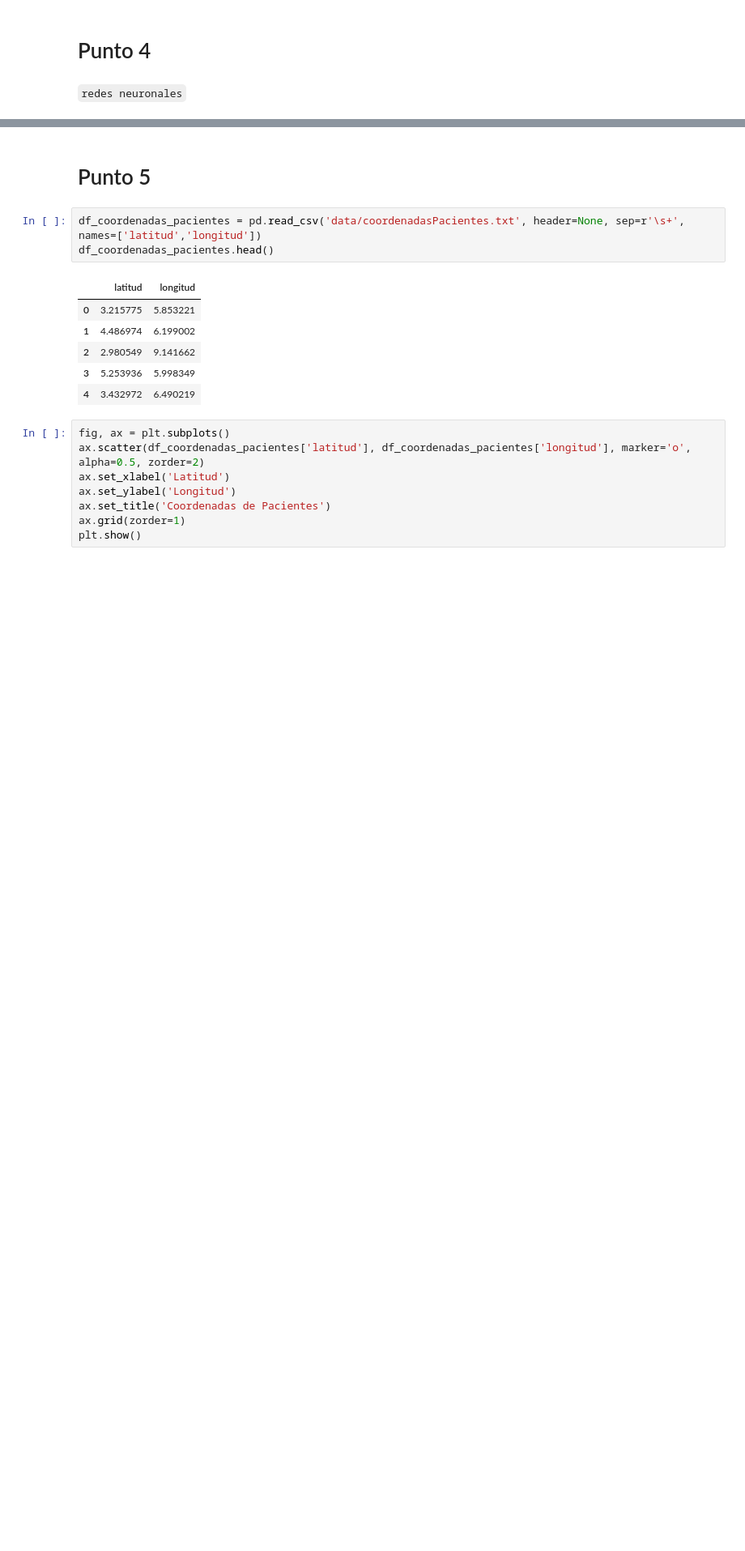
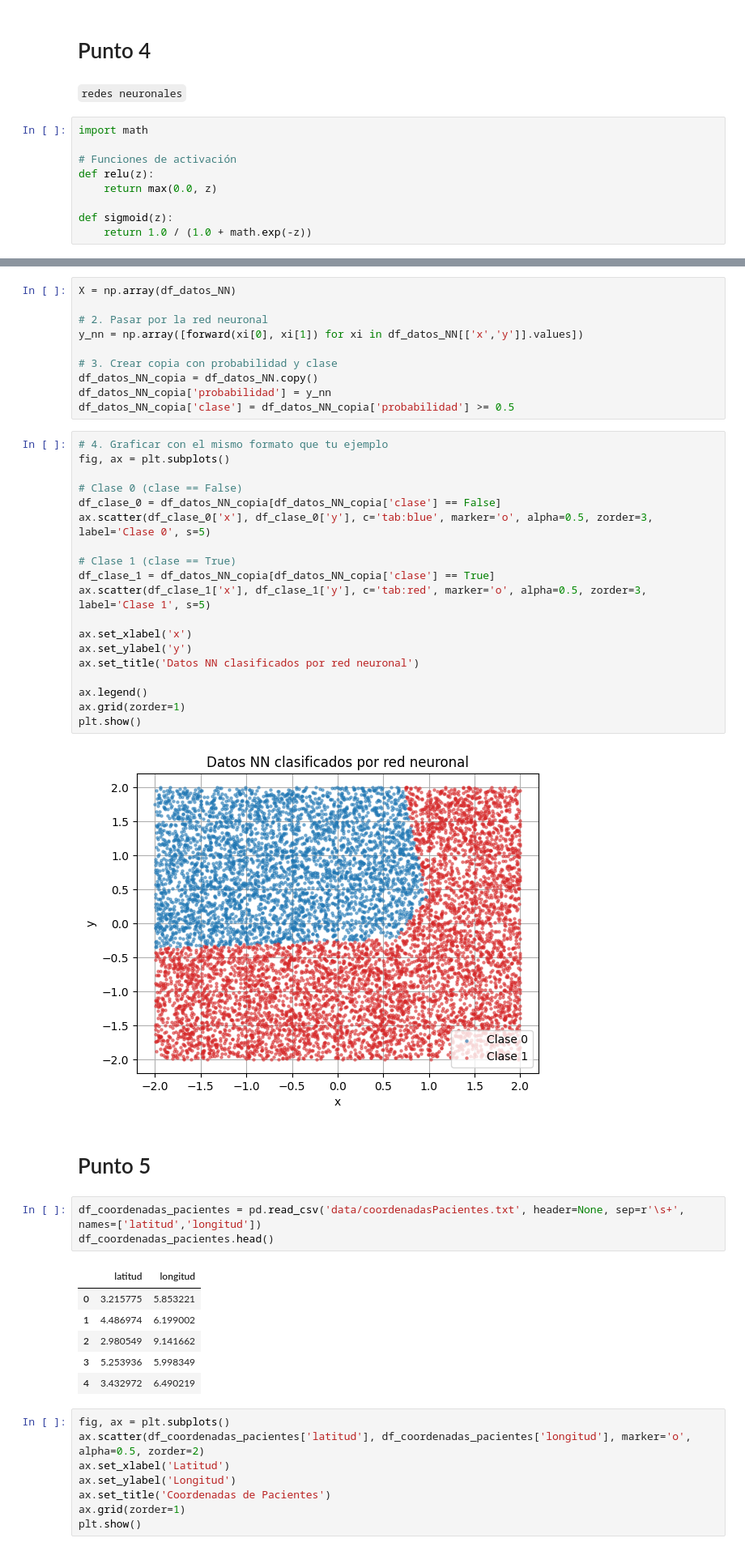
Before and after one commit to MariaAmor8/Tarea-4, a Jupyter notebook: tarea4.ipynb, the cells around one changed output, grey strips where cells are left out. Shown at 81% size. Saved outputs shown, nothing was run; the diff lists cells and outputs as text; blank space fills up the shorter version.

Commit message:
punto redes neuronales

```diff
--- a/tarea4.ipynb
+++ b/tarea4.ipynb
@@ -308,3 +309,12 @@ plt.show()
 # Punto 4
 # %% [markdown]
 `redes neuronales`
+# %%
+import math
+
+# Funciones de activación
+def relu(z):
+    return max(0.0, z)
+
+def sigmoid(z):
+    return 1.0 / (1.0 + math.exp(-z))
@@ -311,3 +364,34 @@ plt.show()
+# %%
+X = np.array(df_datos_NN)
+
+# 2. Pasar por la red neuronal
+y_nn = np.array([forward(xi[0], xi[1]) for xi in df_datos_NN[['x','y']].values])
+
+# 3. Crear copia con probabilidad y clase
+df_datos_NN_copia = df_datos_NN.copy()
+df_datos_NN_copia['probabilidad'] = y_nn
+df_datos_NN_copia['clase'] = df_datos_NN_copia['probabilidad'] >= 0.5
+# %%
+# 4. Graficar con el mismo formato que tu ejemplo
+fig, ax = plt.subplots()
+
+# Clase 0 (clase == False)
+df_clase_0 = df_datos_NN_copia[df_datos_NN_copia['clase'] == False]
+ax.scatter(df_clase_0['x'], df_clase_0['y'], c='tab:blue', marker='o', alpha=0.5, zorder=3, label='Clase 0', s=5)
+
+# Clase 1 (clase == True)
+df_clase_1 = df_datos_NN_copia[df_datos_NN_copia['clase'] == True]
+ax.scatter(df_clase_1['x'], df_clase_1['y'], c='tab:red', marker='o', alpha=0.5, zorder=3, label='Clase 1', s=5)
+
+ax.set_xlabel('x')
+ax.set_ylabel('y')
+ax.set_title('Datos NN clasificados por red neuronal')
+
+ax.legend()
+ax.grid(zorder=1)
+plt.show()
+# %% [output]
+[figure, added]
 # %% [markdown]
 # Punto 5
 # %%
```
Also changed, not shown: parts of 7 cells of this notebook.
